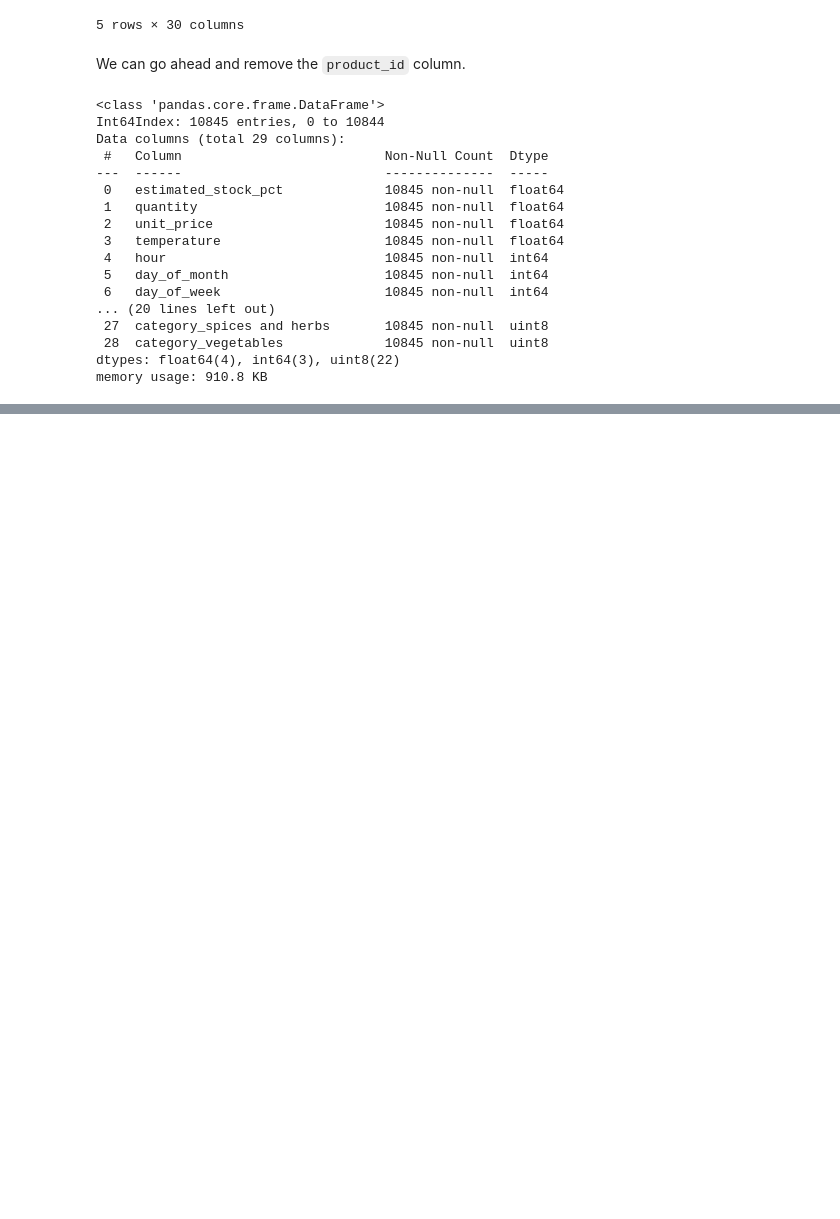
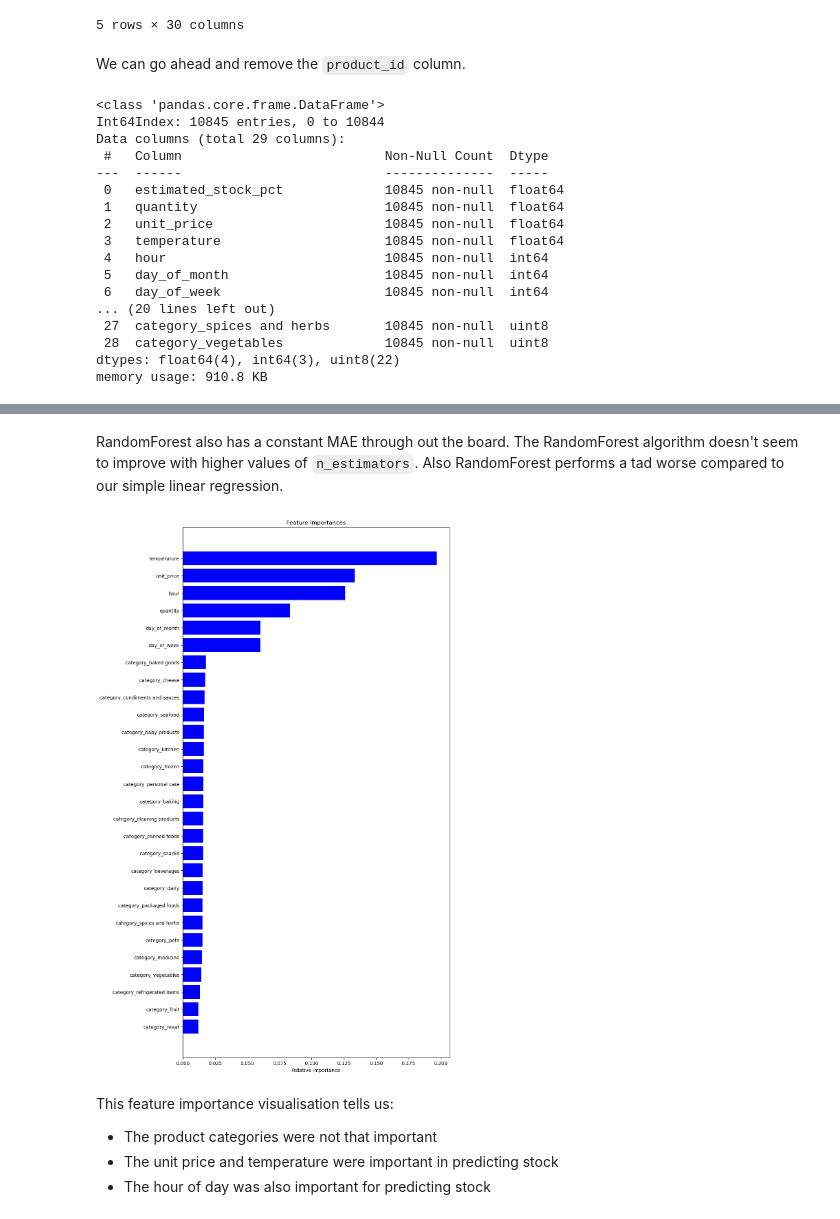
Before and after one commit to NajibAdan/cognizant_ai, a Jupyter notebook: modeling.ipynb, the cells around one changed output, grey strips where cells are left out. Drawn from its saved outputs; the diff is of its cells as text; code cells hidden in the pictures; blank space fills up the shorter version.

```diff
--- a/modeling.ipynb
+++ b/modeling.ipynb
@@ -393,0 +403,7 @@ memory usage: 910.8 KB
+# %%
+X = merge_df.drop(columns=['estimated_stock_pct'])
+y = merge_df['estimated_stock_pct']
+K = 10
+split = 0.75
+print(X.shape)
+print(y.shape)
@@ -393,0 +475,6 @@ memory usage: 910.8 KB
+# %%
+from sklearn.ensemble import RandomForestRegressor
+paramslist = [{'n_estimators':100},{'n_estimators':200},{'n_estimators':50}]
+rand_forests = []
+for params in paramslist:
+    rand_forests.append(modeler(RandomForestRegressor,f"RandomForest {params['n_estimators']}",X,y,params))
@@ -393,0 +499,2 @@ memory usage: 910.8 KB
+# %% [markdown]
+RandomForest also has a constant MAE through out the board. The RandomForest algorithm doesn't seem to improve with higher values of `n_estimators`. Also RandomForest performs a tad worse compared to our simple linear regression.
@@ -393,0 +504,19 @@ memory usage: 910.8 KB
+# %%
+features = [i.split("__")[0] for i in X.columns]
+importances = rand_forests[-1].feature_importances_
+indices = np.argsort(importances)
+
+fig, ax = plt.subplots(figsize=(10, 20))
+plt.title('Feature Importances')
+plt.barh(range(len(indices)), importances[indices], color='b', align='center')
+plt.yticks(range(len(indices)), [features[i] for i in indices])
+plt.xlabel('Relative Importance')
+plt.show()
+# %% [output]
+[figure, added]
+# %% [markdown]
+This feature importance visualisation tells us:
+
+- The product categories were not that important
+- The unit price and temperature were important in predicting stock
+- The hour of day was also important for predicting stock
```
Also changed, not shown: parts of 9 cells of this notebook.
